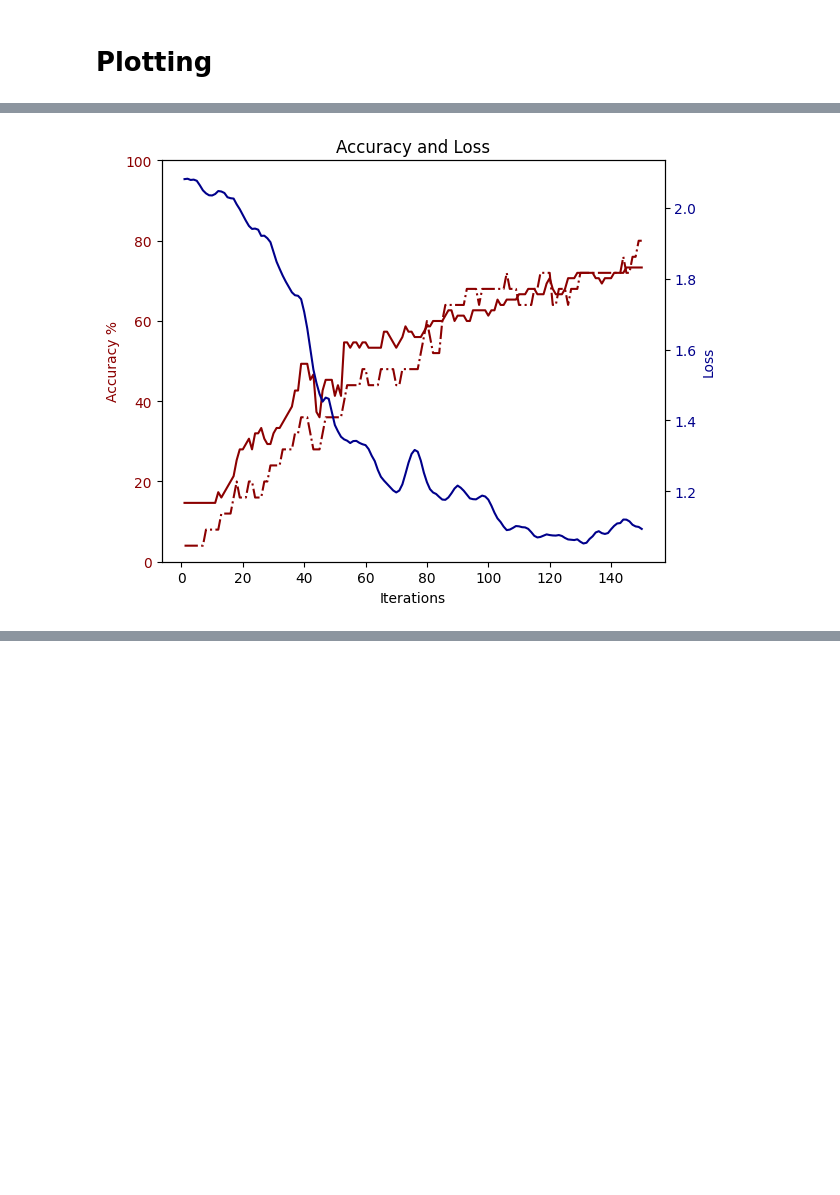
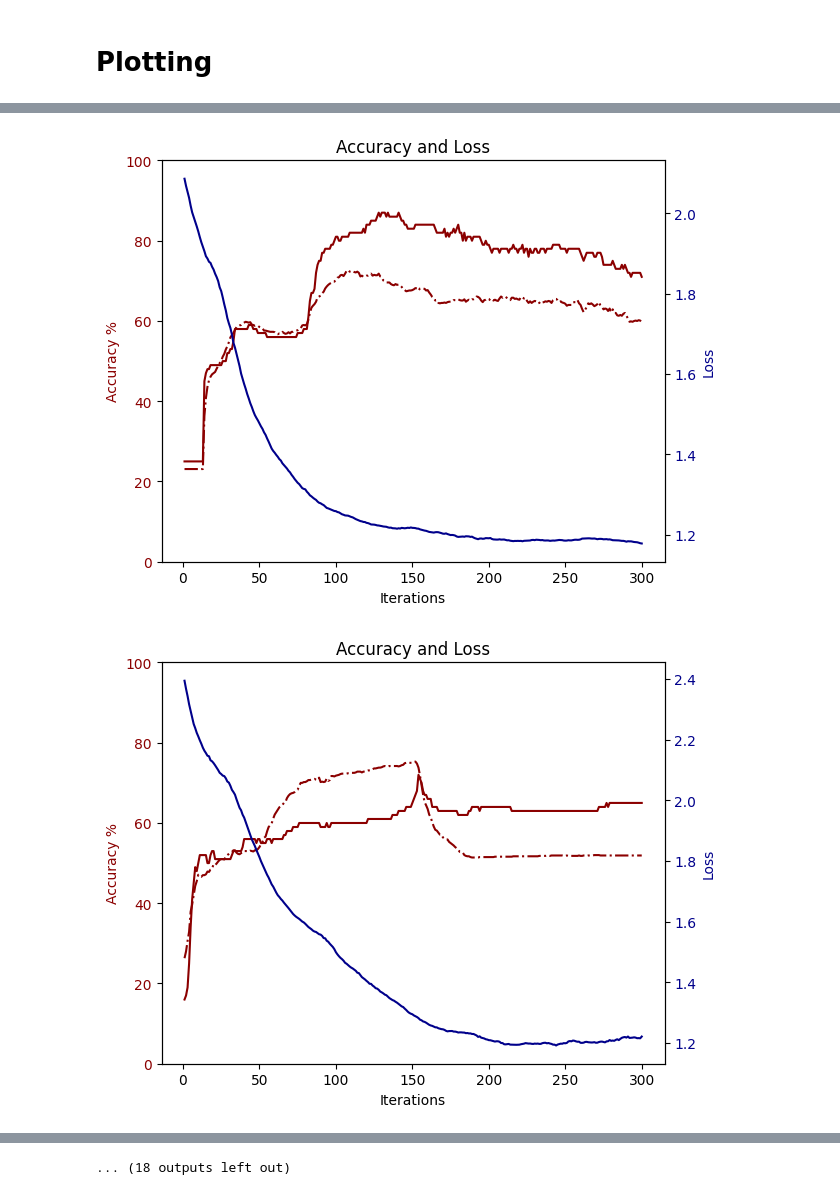
Before and after one commit to erikrecio/qurriculum_learning, a Jupyter notebook: qurriculum/main_penny2.ipynb, the cells around one changed output, grey strips where cells are left out. Saved outputs shown, nothing was run; the diff lists cells and outputs as text; code cells hidden in the pictures; blank space fills up the shorter version.

```diff
--- a/qurriculum/main_penny2.ipynb
+++ b/qurriculum/main_penny2.ipynb
@@ -238,10 +317,6 @@ print(drawer(weights, gs_list[0]))
 # %%
 def log2_arraybox(abox):
     return pnp._np.numpy_boxes.ArrayBox(value = np.log2(abox._value), trace = abox._trace, node = abox._node)
-
-
-def exp_arraybox(abox):
-    return pnp._np.numpy_boxes.ArrayBox(value = np.exp(abox._value), trace = abox._trace, node = abox._node)
 
 
 def single_loss(weights, bias, ground_state, label):
@@ -261,9 +336,9 @@ def single_loss(weights, bias, ground_state, label):
     return cost
 
 
-def loss(weights, bias, ground_states, labels):
+def loss(weights, bias, ground_states, labels, num_cpus):
 
-    if num_cpus_train == 0:
+    if num_cpus == 0:
         cost = 0
 
         for j in range(len(labels)):
@@ -272,14 +347,9 @@ def loss(weights, bias, ground_states, labels):
     else:
         args = [[weights, bias, ground_states[j], labels[j]] for j in range(len(labels))]
 
-        with mp.Pool(num_cpus_train) as pool:
+        with mp.Pool(num_cpus) as pool:
             cost_arr = pool.starmap(single_loss, args)
 
         cost = sum(cost_arr)
 
     return cost/len(labels)
-# %%
-weights_init = pnp.random.uniform(0, max_weight_init, nweights, requires_grad=True)
-bias_init = pnp.array([0.0]*4, requires_grad=True)
-
-print(loss(weights_init, bias_init, gs_list, labels_list))
@@ -412,27 +669,35 @@ Iter:   150 | Loss: 1.0938299 | Acc train: 73.3333333 | Acc validation: 80.00000
 # %%
-iterations = range(1, len(acc_train_arr)+1)
+for plot_run in range(num_runs):
 
-fig, ax1 = plt.subplots()
+# plot_run = 4# run_max
 
-color1 = 'darkred'
-ax1.set_xlabel('Iterations')
-ax1.set_ylabel('Accuracy %', color=color1)
-ax1.plot(iterations, acc_train_arr, label="Training", color=color1)
-ax1.plot(iterations, acc_val_arr, '-.', label="Validation", color=color1)
-ax1.tick_params(axis='y', labelcolor=color1)
-ax1.set_ylim(0,100)
+    acc_train_arr = total_acc_train[plot_run]
+    acc_val_arr = total_acc_val[plot_run]
+    losses = total_losses[plot_run]
 
-ax2 = ax1.twinx()  # instantiate a second axes that shares the same x-axis
+    iterations = range(1, len(acc_train_arr)+1)
+    fig, ax1 = plt.subplots()
 
-color2 = 'darkblue'
-ax2.set_ylabel('Loss', color=color2)  # we already handled the x-label with ax1
-ax2.plot(iterations, losses, label="Loss", color=color2)
-ax2.tick_params(axis='y', labelcolor=color2)
-# ax2.set_ylim(bottom=0)
+    color1 = 'darkred'
+    ax1.set_xlabel('Iterations')
+    ax1.set_ylabel('Accuracy %', color=color1)
+    ax1.plot(iterations, acc_train_arr, label="Training", color=color1)
+    ax1.plot(iterations, acc_val_arr, '-.', label="Validation", color=color1)
+    ax1.tick_params(axis='y', labelcolor=color1)
+    ax1.set_ylim(0,100)
 
-fig.tight_layout()  # otherwise the right y-label is slightly clipped
-# plt.legend()
-plt.title("Accuracy and Loss")
-plt.show()
+    ax2 = ax1.twinx()  # instantiate a second axes that shares the same x-axis
+
+    color2 = 'darkblue'
+    ax2.set_ylabel('Loss', color=color2)  # we already handled the x-label with ax1
+    ax2.plot(iterations, losses, label="Loss", color=color2)
+    ax2.tick_params(axis='y', labelcolor=color2)
+    # ax2.set_ylim(bottom=0)
+
+    fig.tight_layout()  # otherwise the right y-label is slightly clipped
+    # plt.legend()
+    plt.title("Accuracy and Loss")
+    plt.show()
 # %% [output]
-[figure, old version]
+[figure, new version]
+[figure, added]
@@ -439 +714,2 @@ plt.show()
+... (18 outputs left out)
 # %%
```
Also changed, not shown: parts of 18 cells of this notebook, 5 other files.
